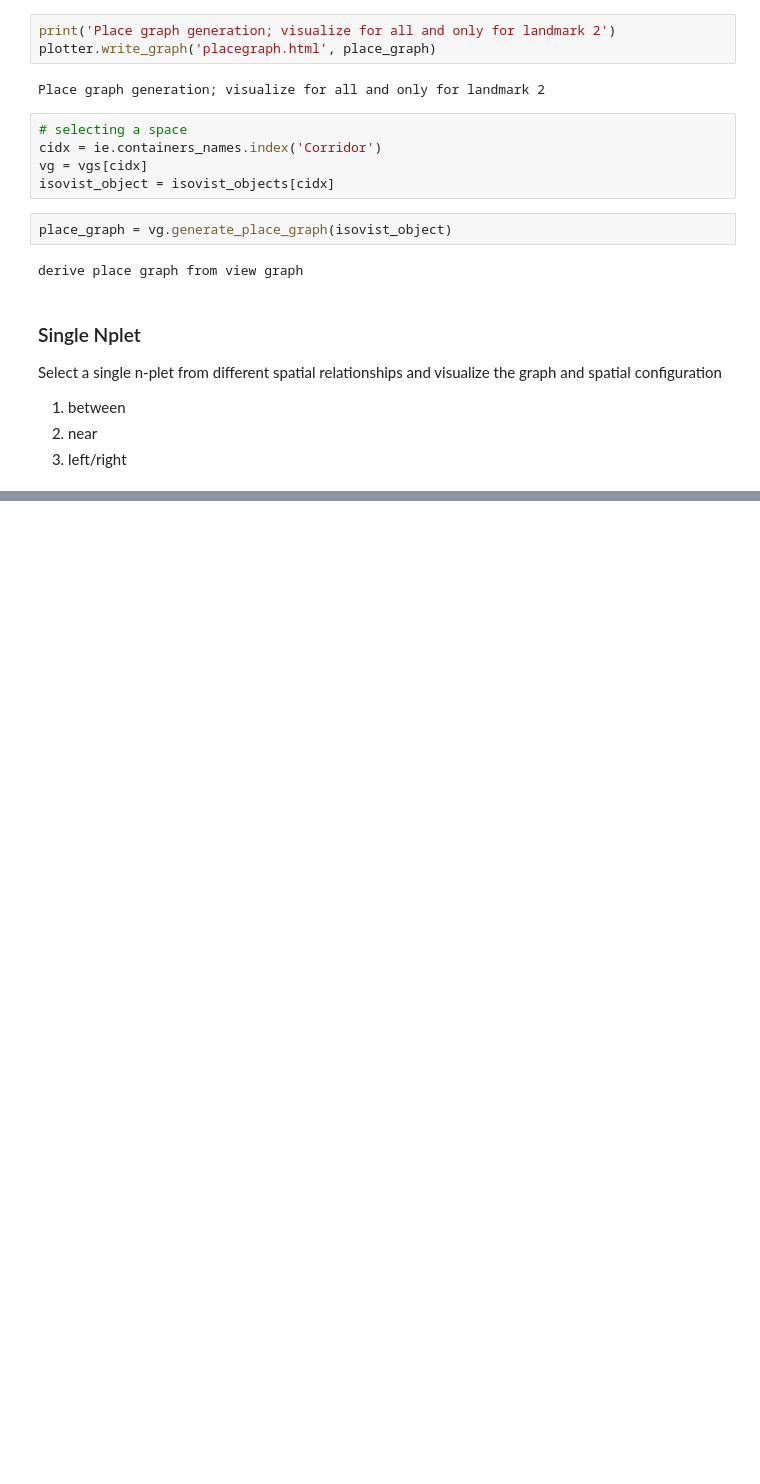
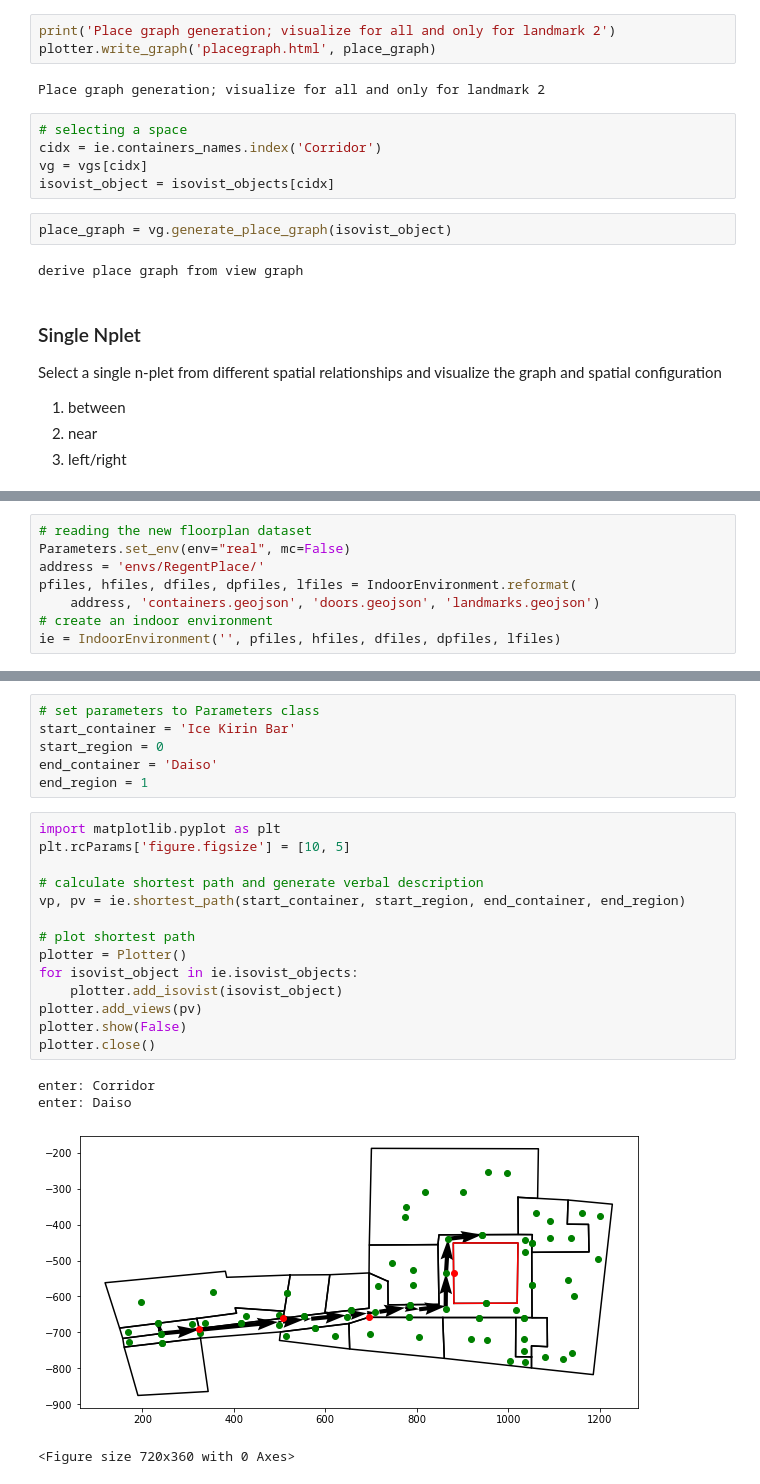
Before and after one commit to hamzeiehsan/indoor_view_graph, a Jupyter notebook: ViewGraph-Paper.ipynb, the cells around one changed output, grey strips where cells are left out. Drawn from its saved outputs; the diff is of its cells as text; blank space fills up the shorter version.

Commit message:
snapshot version of jupyter notebook for view graph

```diff
--- a/ViewGraph-Paper.ipynb
+++ b/ViewGraph-Paper.ipynb
@@ -509,0 +466,8 @@ enter: Stairs to Lower Floors
+# %%
+# reading the new floorplan dataset
+Parameters.set_env(env="real", mc=False)
+address = 'envs/RegentPlace/'
+pfiles, hfiles, dfiles, dpfiles, lfiles = IndoorEnvironment.reformat(
+    address, 'containers.geojson', 'doors.geojson', 'landmarks.geojson')
+# create an indoor environment
+ie = IndoorEnvironment('', pfiles, hfiles, dfiles, dpfiles, lfiles)
@@ -509,0 +536,25 @@ enter: Stairs to Lower Floors
+# %%
+# set parameters to Parameters class
+start_container = 'Ice Kirin Bar'
+start_region = 0
+end_container = 'Daiso'
+end_region = 1
+# %%
+import matplotlib.pyplot as plt
+plt.rcParams['figure.figsize'] = [10, 5]
+
+# calculate shortest path and generate verbal description
+vp, pv = ie.shortest_path(start_container, start_region, end_container, end_region)
+
+# plot shortest path
+plotter = Plotter()
+for isovist_object in ie.isovist_objects:
+    plotter.add_isovist(isovist_object)
+plotter.add_views(pv)
+plotter.show(False)
+plotter.close()
+# %% [output]
+enter: Corridor
+enter: Daiso
+[figure, added]
+<Figure size 720x360 with 0 Axes>
```
Also changed, not shown: parts of 26 cells of this notebook.
